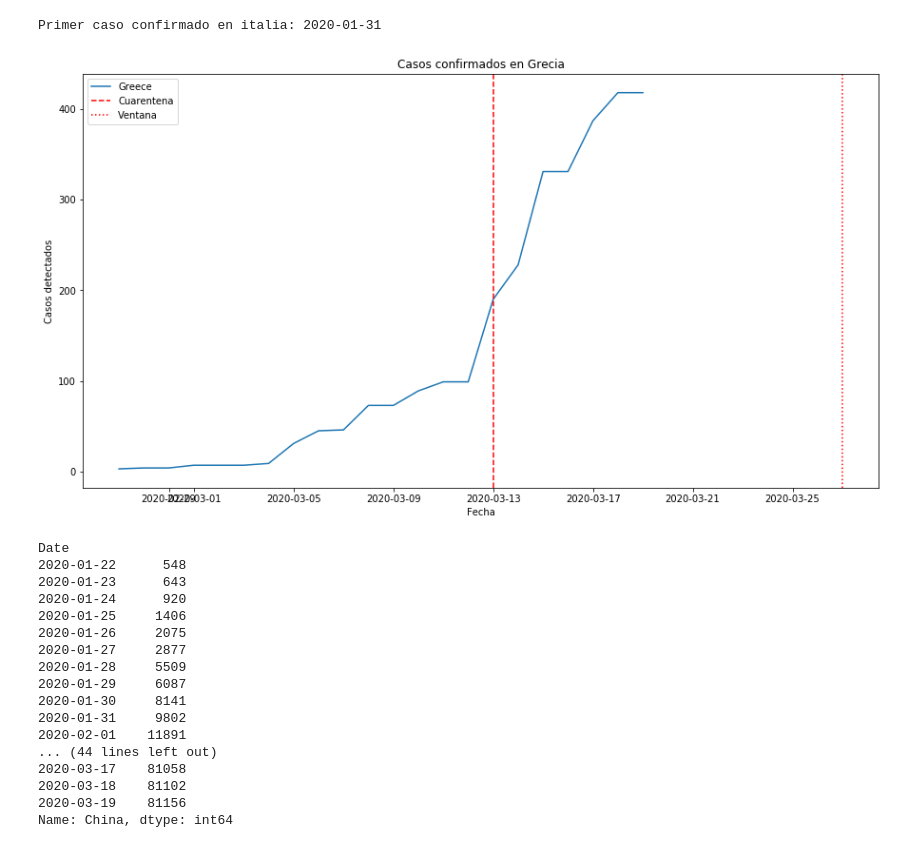
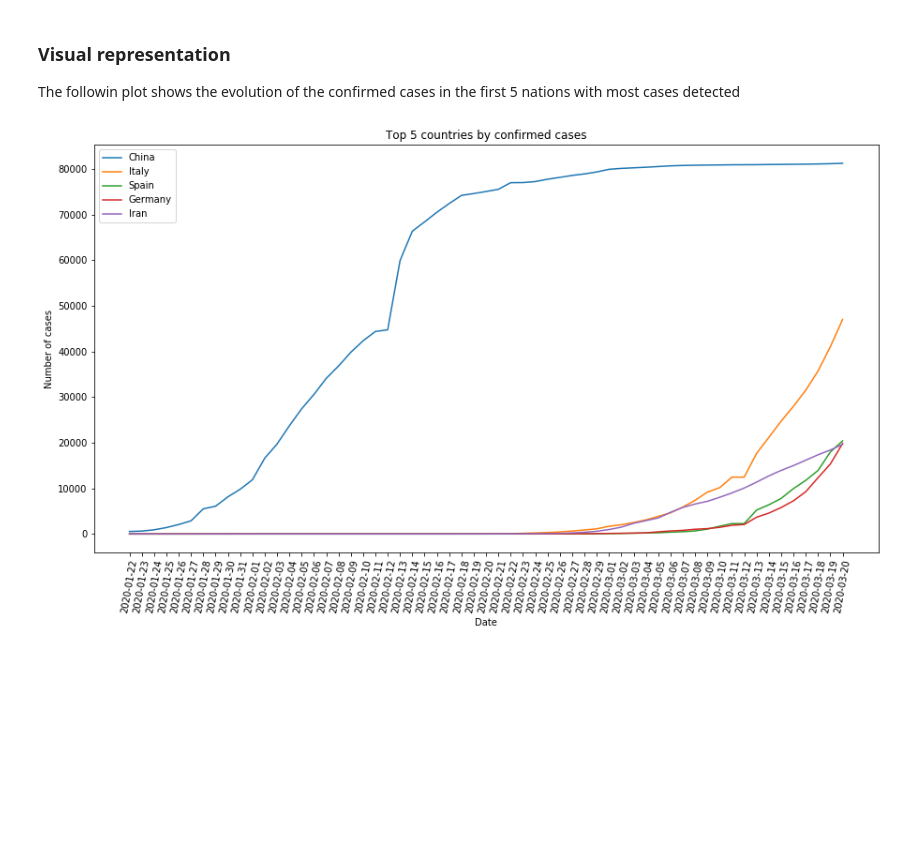
Before and after one commit to McSonk/covid19, a Jupyter notebook: casos.ipynb, the cells around one changed output. Drawn from its saved outputs; the diff is of its cells as text; code cells hidden in the pictures; blank space fills up the shorter version.

```diff
--- a/casos.ipynb
+++ b/casos.ipynb
@@ -83,36 +45,8 @@ plt.show()
-# %%
-print("Primer caso confirmado en italia: 2020-01-31")
-# %% [output]
-Primer caso confirmado en italia: 2020-01-31
-# %%
-plt.figure(figsize=(15, 8))
-plt.title('Casos confirmados en Grecia')
-plt.xlabel('Fecha')
-plt.ylabel('Casos detectados')
-plt.plot(by_date.loc[by_date.index > '2020-02-26', 'Greece'])
-plt.axvline('2020-03-13', linestyle='--', color='r', label='Cuarentena')
-plt.axvline('2020-03-27', linestyle=':', color='r', label='Ventana')
-plt.legend()
-plt.show()
-# %% [output]
-[figure, removed]
-# %%
-by_date.loc[:,'China']
-# %% [output]
-Date
-2020-01-22      548
-2020-01-23      643
-2020-01-24      920
-2020-01-25     1406
-2020-01-26     2075
-2020-01-27     2877
-2020-01-28     5509
-2020-01-29     6087
-2020-01-30     8141
-2020-01-31     9802
-2020-02-01    11891
-... (44 lines left out)
-2020-03-17    81058
-2020-03-18    81102
-2020-03-19    81156
-Name: China, dtype: int64
+# %% [markdown]
+### Visual representation
+
+The followin plot shows the evolution of the confirmed cases in the first 5 nations with most cases detected
+# %%
+plot_top5(data)
+# %% [output]
+[figure, added]
```
Also changed, not shown: parts of 20 cells of this notebook.
